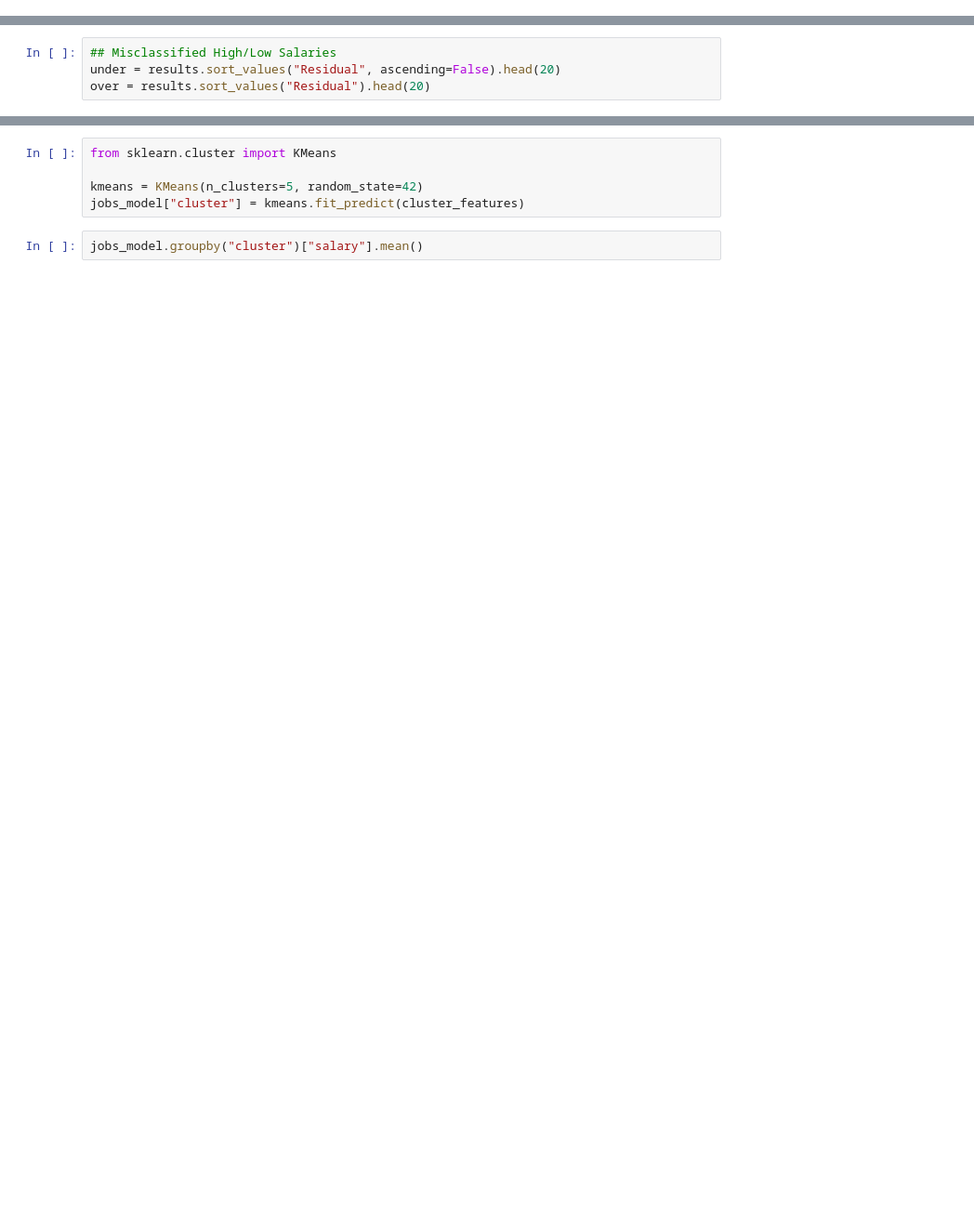
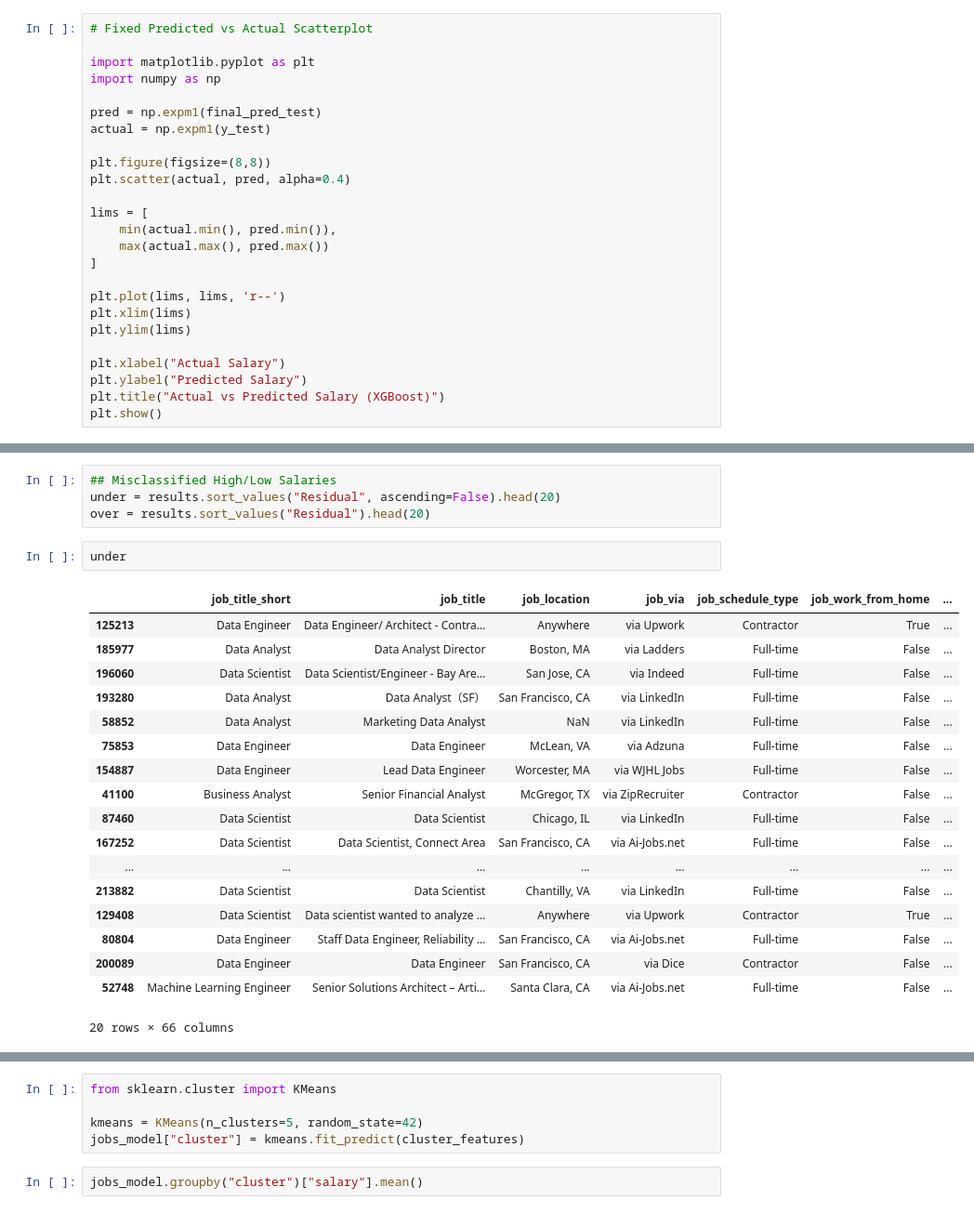
Before and after one commit to miguelcaeg/LT10_MLThesisProject, a Jupyter notebook: Raymond Yana Thesis Attempt.ipynb, the cells around one changed output, grey strips where cells are left out. Shown at 93% size. Saved outputs shown, nothing was run; the diff lists cells and outputs as text; blank space fills up the shorter version.

```diff
--- a/Raymond Yana Thesis Attempt.ipynb
+++ b/Raymond Yana Thesis Attempt.ipynb
@@ -2159,0 +2294,25 @@ plt.plot(y_pred_sorted[:subset], label="Predicted")
+# %%
+# Fixed Predicted vs Actual Scatterplot
+
+import matplotlib.pyplot as plt
+import numpy as np
+
+pred = np.expm1(final_pred_test)
+actual = np.expm1(y_test)
+
+plt.figure(figsize=(8,8))
+plt.scatter(actual, pred, alpha=0.4)
+
+lims = [
+    min(actual.min(), pred.min()),
+    max(actual.max(), pred.max())
+]
+
+plt.plot(lims, lims, 'r--')
+plt.xlim(lims)
+plt.ylim(lims)
+
+plt.xlabel("Actual Salary")
+plt.ylabel("Predicted Salary")
+plt.title("Actual vs Predicted Salary (XGBoost)")
+plt.show()
@@ -2176,3 +2367,24 @@ results.groupby("is_senior")["Error"].mean()
 ## Misclassified High/Low Salaries
 under = results.sort_values("Residual", ascending=False).head(20)
 over = results.sort_values("Residual").head(20)
+# %%
+under
+# %% [output]
+|  | job_title_short | job_title | job_location | job_via | job_schedule_type | job_work_from_home | ... |
+| 125213 | Data Engineer | Data Engineer/ Architect - Contra... | Anywhere | via Upwork | Contractor | True | ... |
+| 185977 | Data Analyst | Data Analyst Director | Boston, MA | via Ladders | Full-time | False | ... |
+| 196060 | Data Scientist | Data Scientist/Engineer - Bay Are... | San Jose, CA | via Indeed | Full-time | False | ... |
+| 193280 | Data Analyst | Data Analyst（SF） | San Francisco, CA | via LinkedIn | Full-time | False | ... |
+| 58852 | Data Analyst | Marketing Data Analyst | NaN | via LinkedIn | Full-time | False | ... |
+| 75853 | Data Engineer | Data Engineer | McLean, VA | via Adzuna | Full-time | False | ... |
+| 154887 | Data Engineer | Lead Data Engineer | Worcester, MA | via WJHL Jobs | Full-time | False | ... |
+| 41100 | Business Analyst | Senior Financial Analyst | McGregor, TX | via ZipRecruiter | Contractor | False | ... |
+| 87460 | Data Scientist | Data Scientist | Chicago, IL | via LinkedIn | Full-time | False | ... |
+| 167252 | Data Scientist | Data Scientist, Connect Area | San Francisco, CA | via Ai-Jobs.net | Full-time | False | ... |
+| ... | ... | ... | ... | ... | ... | ... | ... |
+| 213882 | Data Scientist | Data Scientist | Chantilly, VA | via LinkedIn | Full-time | False | ... |
+| 129408 | Data Scientist | Data scientist wanted to analyze ... | Anywhere | via Upwork | Contractor | True | ... |
+| 80804 | Data Engineer | Staff Data Engineer, Reliability ... | San Francisco, CA | via Ai-Jobs.net | Full-time | False | ... |
+| 200089 | Data Engineer | Data Engineer | San Francisco, CA | via Dice | Contractor | False | ... |
+| 52748 | Machine Learning Engineer | Senior Solutions Architect – Arti... | Santa Clara, CA | via Ai-Jobs.net | Full-time | False | ... |
+20 rows × 66 columns
```
Also changed, not shown: parts of 27 cells of this notebook.
